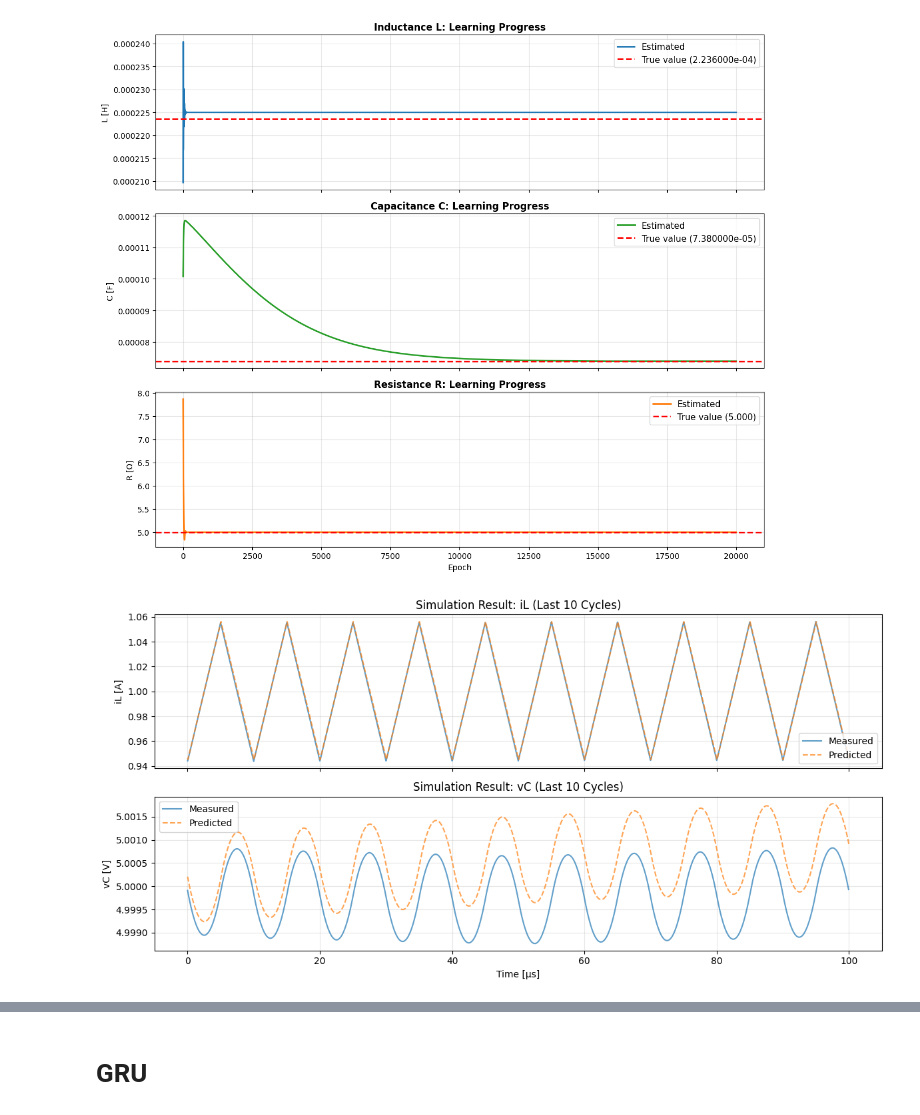
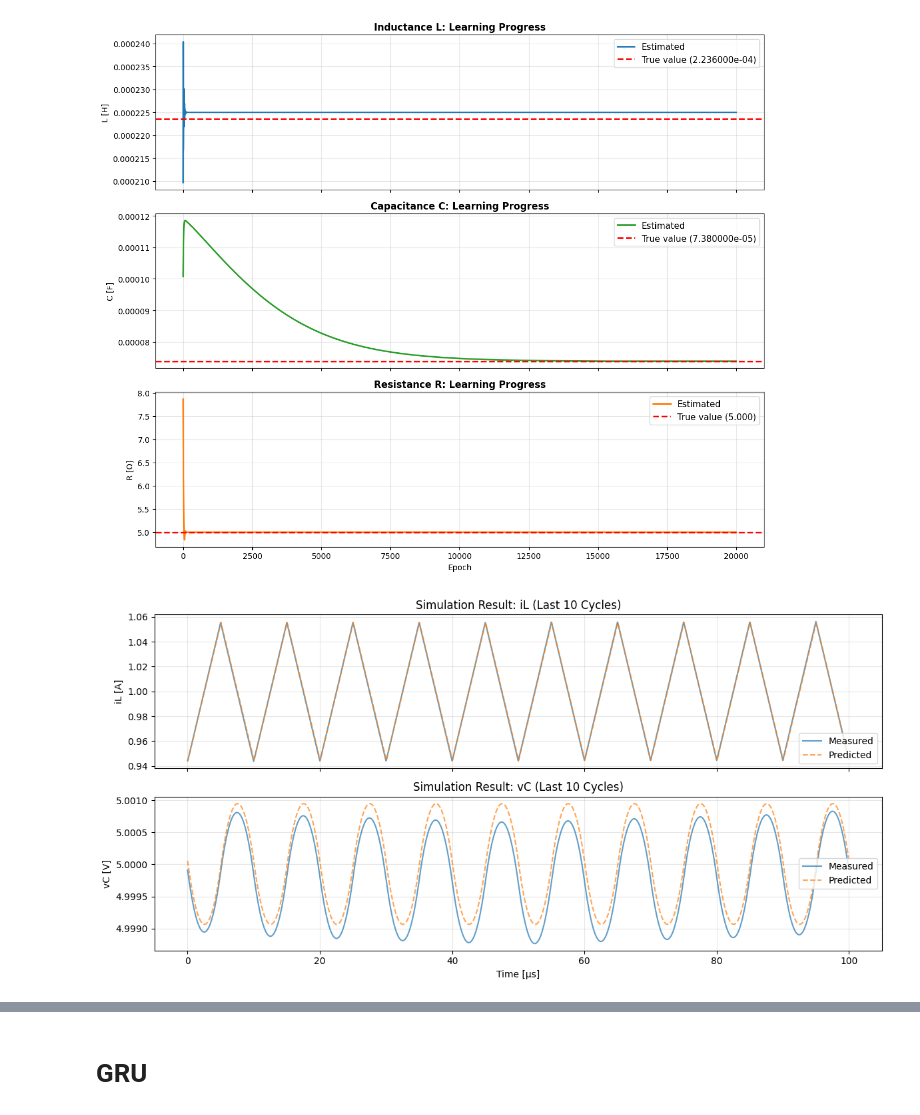
Before and after one commit to University-Laboratory/rnn-pann, a Jupyter notebook: actual_machine_notebooks/note4/note.ipynb, the cells around one changed output, grey strips where cells are left out. Drawn from its saved outputs; the diff is of its cells as text; code cells hidden in the pictures.

```diff
--- a/actual_machine_notebooks/note4/note.ipynb
+++ b/actual_machine_notebooks/note4/note.ipynb
@@ -406,14 +406,20 @@ if keep_log:
 # %% [output]
 [figure]
 # %%
-t_sim: np.ndarray = np.linspace(
-    0,
-    params.cycles_sim * params.T,
-    params.cycles_sim * params.samples_per_cycle + 1,
-)
+# dtを繰り返して、t_simを作成することで、
+# GRUの学習データに使うときに整合性が取れるようにする
+dt: np.ndarray = np.diff(t_downsampled)
+n_points_needed: int = params.cycles_sim * params.samples_per_cycle + 1
+# dtを繰り返す
+dt_sim_full: np.ndarray = np.tile(dt, ((n_points_needed - 1 + len(dt) - 1) // len(dt)))
+dt_sim_full = dt_sim_full[: n_points_needed - 1]
+
+t_sim: np.ndarray = np.concatenate([[0.0], np.cumsum(dt_sim_full)])
+
 
 t_additional = t_downsampled + t_sim[-1] + params.T / params.samples_per_cycle
 t_sim = np.concatenate([t_sim, t_additional])
+
 
 dt_sim: np.ndarray = np.diff(t_sim)
 
@@ -435,34 +441,34 @@ with torch.no_grad():
         h_sim.append(h_current)
 
 h_sim_tensor = torch.cat(h_sim, dim=0)  # shape: (T+1, 2) みたいになる
 iL_sim = h_sim_tensor[:, 0]
 vC_sim = h_sim_tensor[:, 1]
 
 # グラフ表示
 fig, ax = plot_compare_tail(
     t_downsampled,
     iL_clipped,
     vC_clipped,
     "Measured",
     t_sim,
     iL_sim,
     vC_sim,
     "Predicted",
     T=params.T,
     title="Simulation Result",
     # N_cycles=20,
 )
 
 
 if keep_log:
     save_figure_to_log(
         fig,
         "all_prediction",
         result_dir,
         f"シミュレーション結果(0から{params.cycles_sim}周期までシミュレーションし、定常箇所と実機のデータの比較)",
     )
 # %% [output]
-[figure, old version]
+[figure, new version]
 # %%
 fig_list = plot_iLvC(
     t_sim,
```
Also changed, not shown: parts of 7 cells of this notebook.
